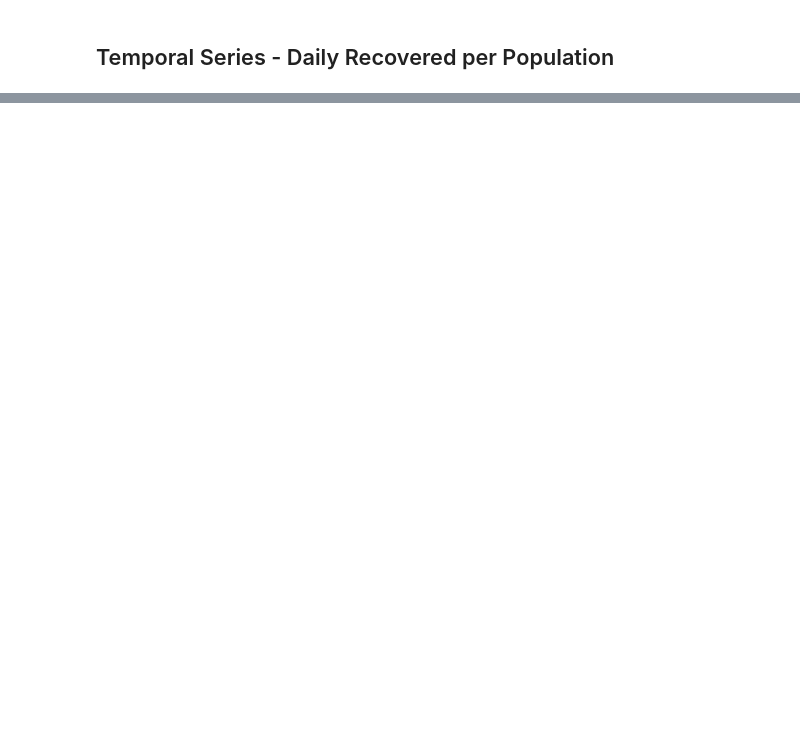
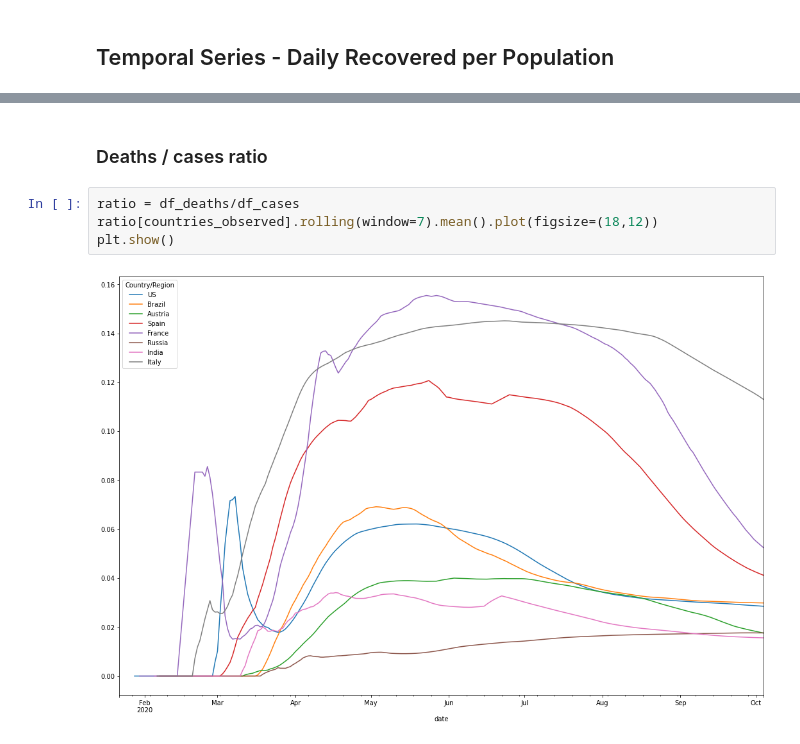
Before and after one commit to rsouza/COVID-19, a Jupyter notebook: daily_cases_deaths_recovered.ipynb, the cells around one changed output, grey strips where cells are left out. Cells and saved outputs as stored; diff of their text form; blank space fills up the shorter version.

Commit message:
adding death / case ratio

```diff
--- a/daily_cases_deaths_recovered.ipynb
+++ b/daily_cases_deaths_recovered.ipynb
@@ -335,0 +341,8 @@ plt.show()
+# %% [markdown]
+### Deaths / cases ratio
+# %%
+ratio = df_deaths/df_cases
+ratio[countries_observed].rolling(window=7).mean().plot(figsize=(18,12))
+plt.show()
+# %% [output]
+[figure, added]
```
Also changed, not shown: parts of 15 cells of this notebook.
